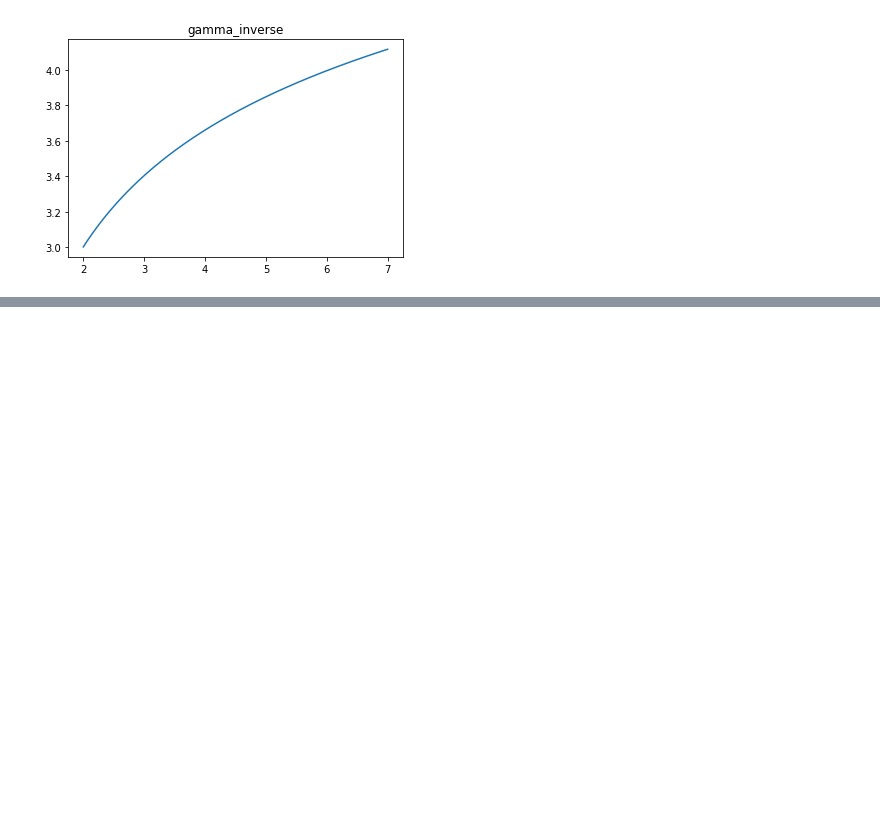
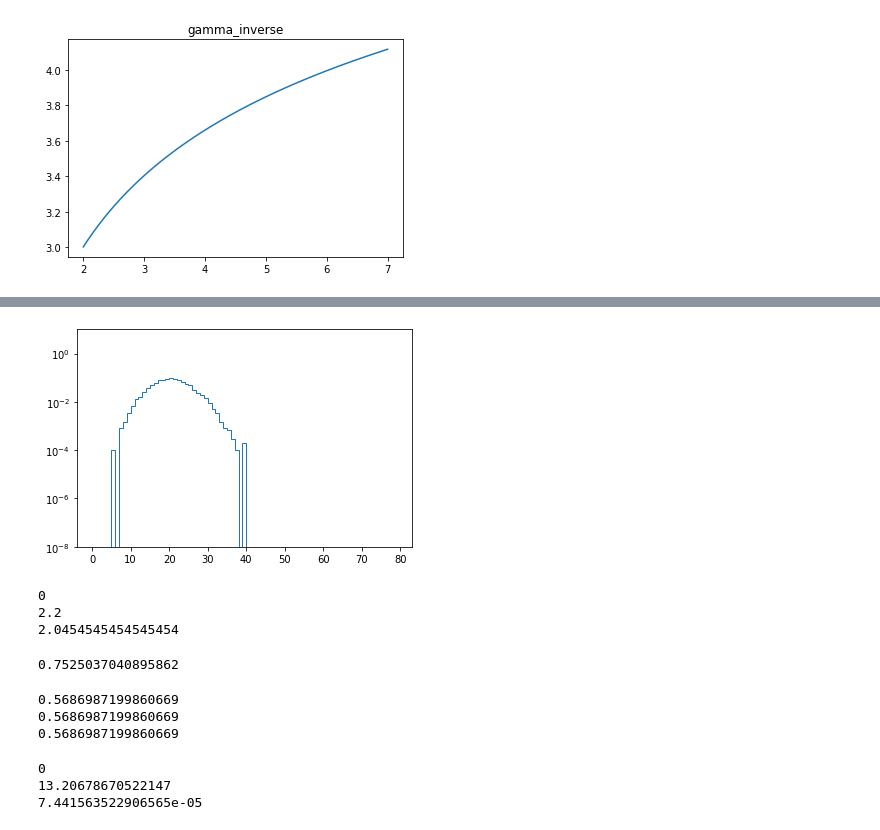
Before and after one commit to vladov3000/learncls, a Jupyter notebook: s5.1-counting-expirement.ipynb, the cells around one changed output, grey strips where cells are left out. Saved outputs shown, nothing was run; the diff lists cells and outputs as text; code cells hidden in the pictures; blank space fills up the shorter version.

```diff
--- a/s5.1-counting-expirement.ipynb
+++ b/s5.1-counting-expirement.ipynb
@@ -136,0 +179,14 @@ plot_func(pdfmu0, logscale=True, x=np.linspace(0, 40, 40_000),
+# %%
+def likelihood(n, m, mu, b, tau):
+    t1 = (mu * s + b) ** n / factorial(n) * exp(b - mu * s)
+    t2 = (tau * b) ** m / factorial(m) * exp(-tau * b)
+    return t1 * t2
+# %%
+axes = plt.gca()
+axes.set_yscale('log')
+axes.set_ylim([10 ** -8, 10])
+points = [likelihood(ns[i], ms[i], 0, b, tau) for i in range(GEN_NUM)]
+plt.hist(ms, bins=range(80), histtype='step', density=True)
+plt.show()
+# %% [output]
+[figure, added]
@@ -136,0 +208,8 @@ plot_func(pdfmu0, logscale=True, x=np.linspace(0, 40, 40_000),
+# %%
+print(mu_hat(ns[0], ms[0], s, tau))
+print(b_hat(ms[0], tau))
+print(b_2hat(ns[0], ms[0], mu, s))
+# %% [output]
+0
+2.2
+2.0454545454545454
@@ -136,0 +231,4 @@ plot_func(pdfmu0, logscale=True, x=np.linspace(0, 40, 40_000),
+# %%
+print(lambda_plr(ns[0], ms[0], mu, s, tau))
+# %% [output]
+0.7525037040895862
@@ -136,0 +247,18 @@ plot_func(pdfmu0, logscale=True, x=np.linspace(0, 40, 40_000),
+# %%
+print(get_q_0(ns[0], ms[0], s, tau))
+print(get_q_mu(ns[0], ms[0], mu, s, tau))
+print(get_t_q_mu(ns[0], ms[0], mu, s, tau))
+# Results make sense since mu = 0, so q_0 = q_mu
+# and mu_hat >= 0 => lambda_plr == t_prof_likelihood_ratio => t_q_mu == q_mu
+# %% [output]
+0.5686987199860669
+0.5686987199860669
+0.5686987199860669
+# %%
+print(get_q_0(ns[0], ms[0], s, tau))
+print(get_q_mu(ns[0], ms[0], 0.7, s, tau))
+print(pdfmu0(get_q_mu(ns[0], ms[0], 0.7, s, tau)))
+# %% [output]
+0
+13.20678670522147
+7.441563522906565e-05
```
Also changed, not shown: parts of 14 cells of this notebook.
